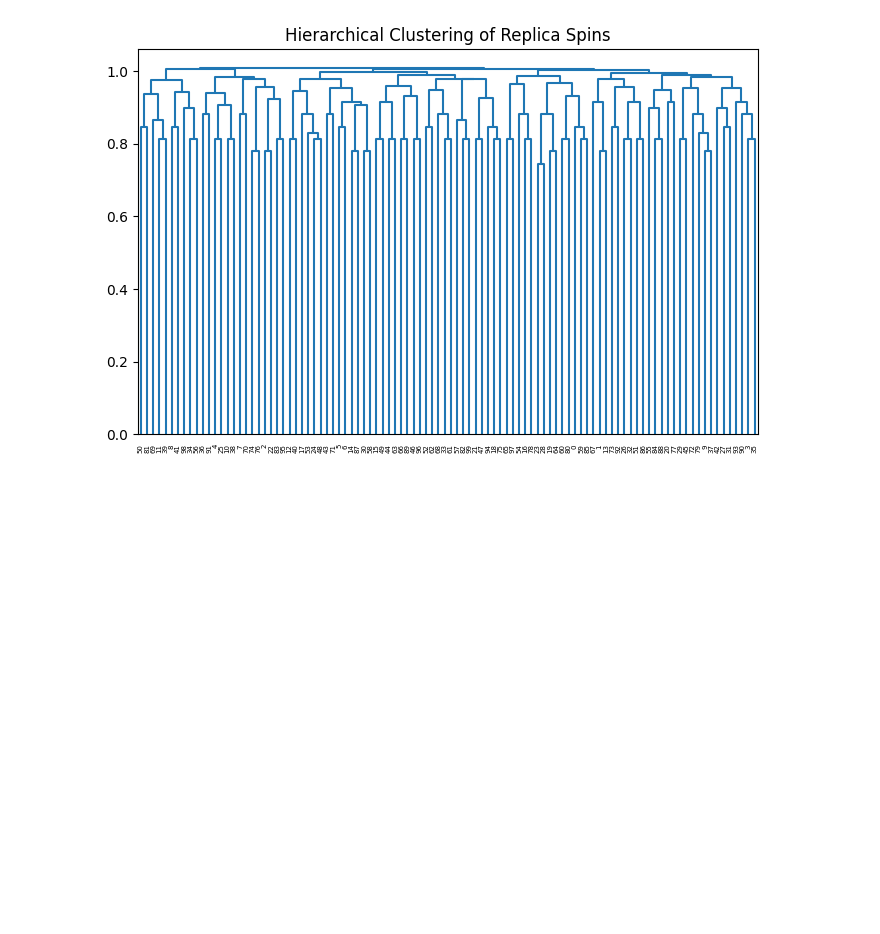
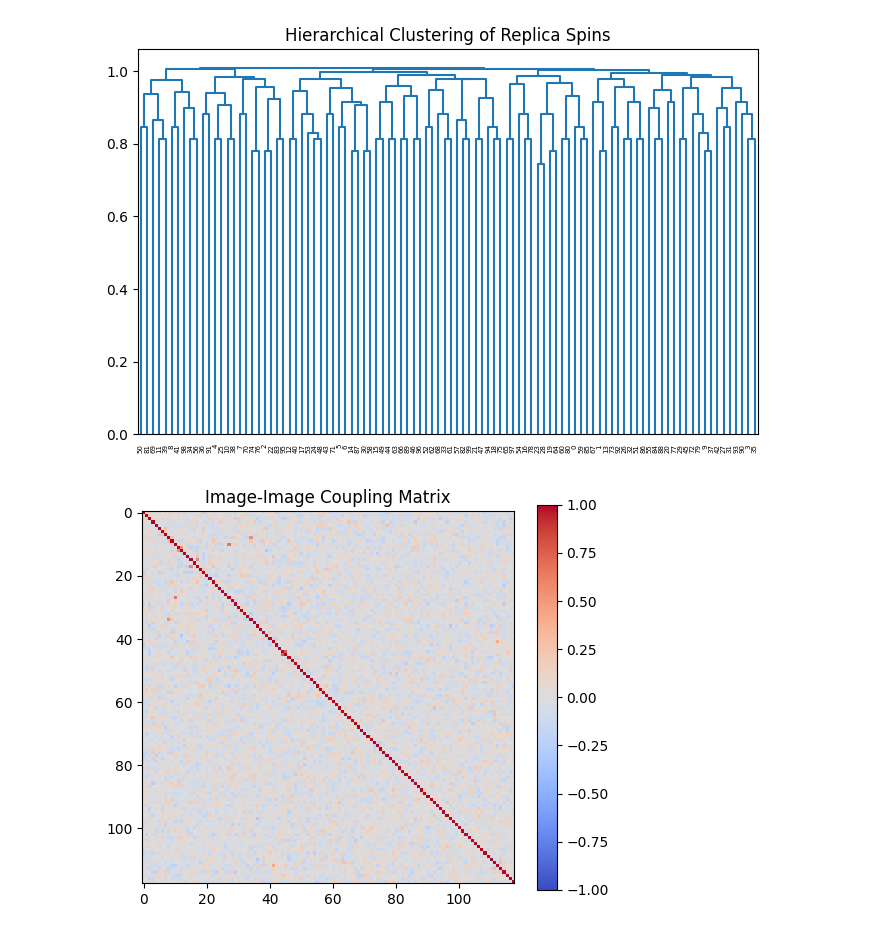
Before and after one commit to mariakesa/ProjectionSort, a Jupyter notebook: parisi/multi_axis.ipynb, the cells around one changed output. Saved outputs shown, nothing was run; the diff lists cells and outputs as text; code cells hidden in the pictures; blank space fills up the shorter version.

```diff
--- a/parisi/multi_axis.ipynb
+++ b/parisi/multi_axis.ipynb
@@ -190,3 +197,14 @@ plt.show()
 Ultrametricity score: 0.508
 [figure]
 [figure]
+# %%
+# image-image coupling from replica agreement
+J_img = (replicas @ replicas.T) / K   # (images, images)
+
+plt.figure(figsize=(6,5))
+plt.imshow(J_img, cmap='coolwarm', vmin=-1, vmax=1)
+plt.colorbar()
+plt.title("Image-Image Coupling Matrix")
+plt.show()
+# %% [output]
+[figure, added]
```
Also changed, not shown: parts of 7 cells of this notebook.
